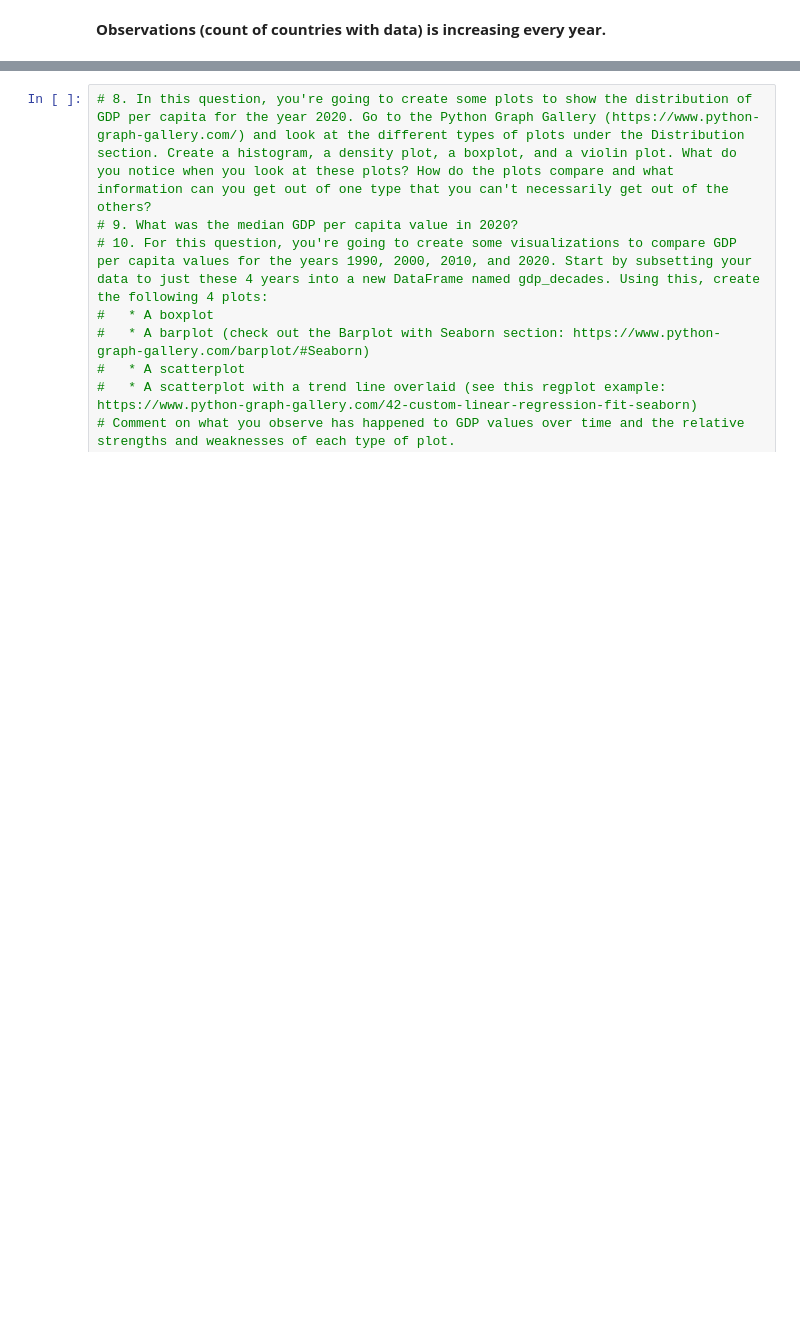
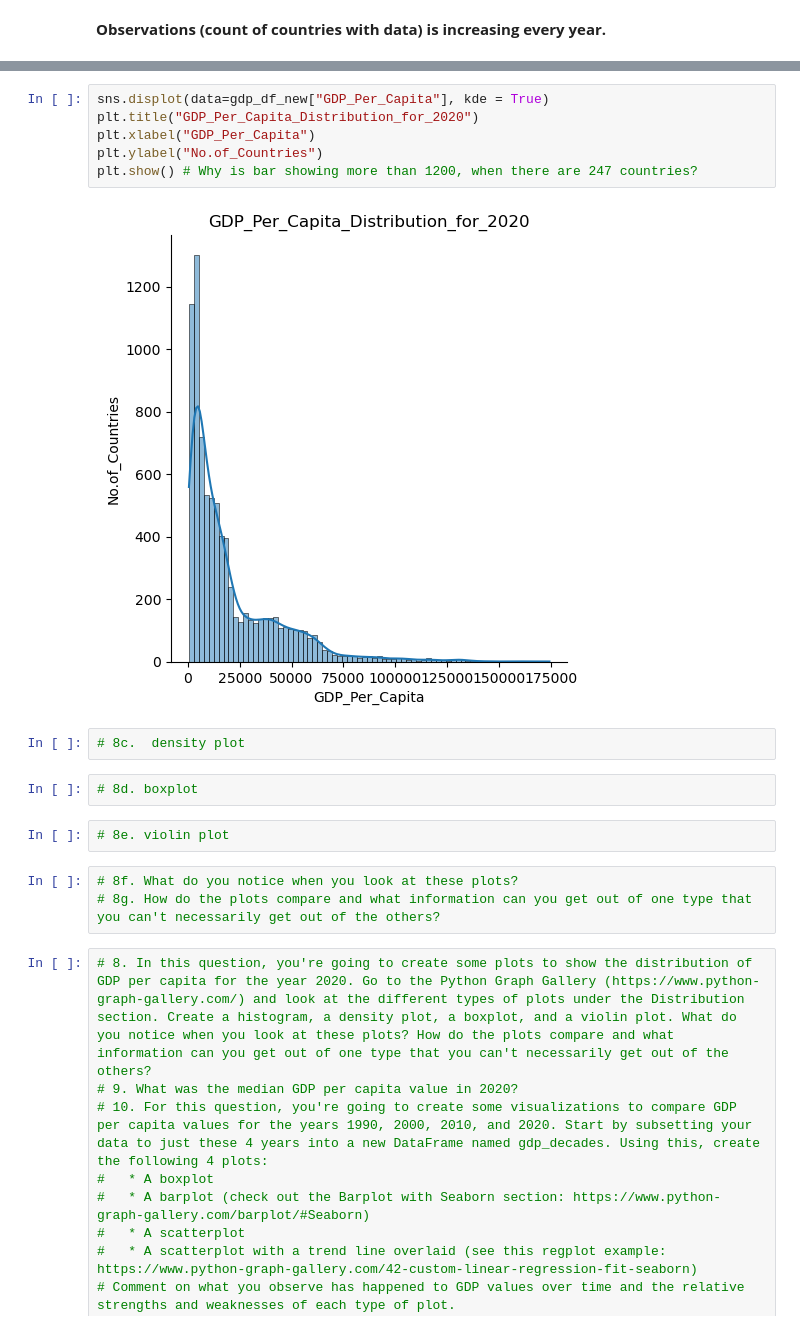
Before and after one commit to NSS-Data-Analytics-Cohort-16/da16-python-gdp-and-internet-use-analysis-janvimehendale, a Jupyter notebook: notebooks/gdp_internetuse.ipynb, the cells around one changed output, grey strips where cells are left out. Drawn from its saved outputs; the diff is of its cells as text; blank space fills up the shorter version.

```diff
--- a/notebooks/gdp_internetuse.ipynb
+++ b/notebooks/gdp_internetuse.ipynb
@@ -241,3 +270,20 @@ plt.show()
+# %%
+sns.displot(data=gdp_df_new["GDP_Per_Capita"], kde = True)
+plt.title("GDP_Per_Capita_Distribution_for_2020")
+plt.xlabel("GDP_Per_Capita")
+plt.ylabel("No.of_Countries")
+plt.show() # Why is bar showing more than 1200, when there are 247 countries?
+# %% [output]
+[figure, added]
+# %%
+# 8c.  density plot
+# %%
+# 8d. boxplot
+# %%
+# 8e. violin plot
+# %%
+# 8f. What do you notice when you look at these plots?
+# 8g. How do the plots compare and what information can you get out of one type that you can't necessarily get out of the others?
 # %%
 # 8. In this question, you're going to create some plots to show the distribution of GDP per capita for the year 2020. Go to the Python Graph Gallery (https://www.python-graph-gallery.com/) and look at the different types of plots under the Distribution section. Create a histogram, a density plot, a boxplot, and a violin plot. What do you notice when you look at these plots? How do the plots compare and what information can you get out of one type that you can't necessarily get out of the others?
 # 9. What was the median GDP per capita value in 2020?
```
Also changed, not shown: parts of 3 cells of this notebook.
